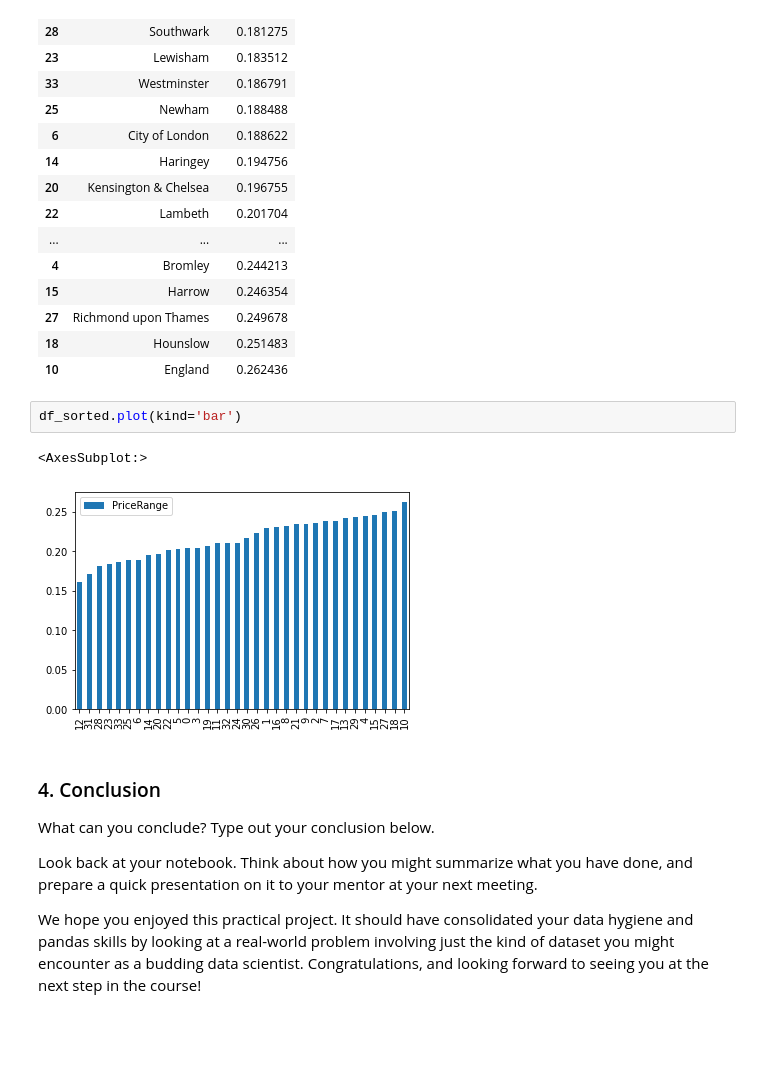
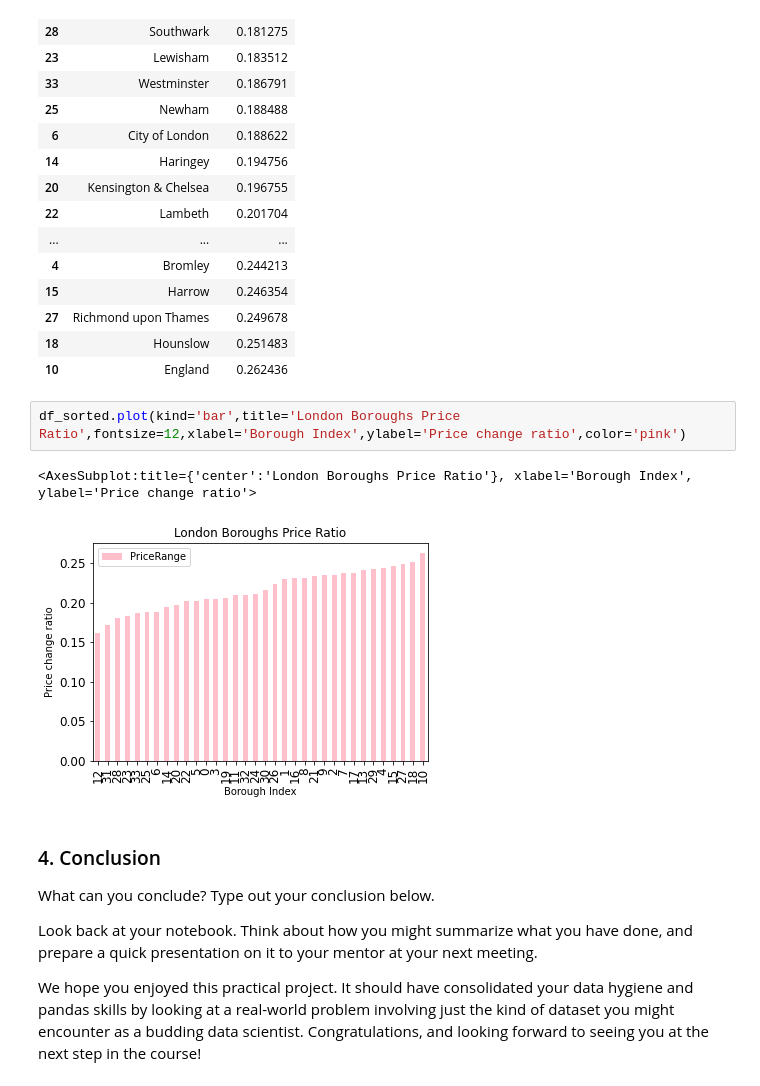
Before and after one commit to vmjanani/LondonHousing, a Jupyter notebook: Unit 4 Challenge - Tier 3_Version3.ipynb, the cells around one changed output. Drawn from its saved outputs; the diff is of its cells as text; blank space fills up the shorter version.

```diff
--- a/Unit 4 Challenge - Tier 3_Version3.ipynb
+++ b/Unit 4 Challenge - Tier 3_Version3.ipynb
@@ -531,11 +531,11 @@ df_sorted
 | 27 | Richmond upon Thames | 0.249678 |
 | 18 | Hounslow | 0.251483 |
 | 10 | England | 0.262436 |
-# %%
-df_sorted.plot(kind='bar')
-# %% [output]
-<AxesSubplot:>
-[figure, removed]
+# %%
+df_sorted.plot(kind='bar',title='London Boroughs Price Ratio',fontsize=12,xlabel='Borough Index',ylabel='Price change ratio',color='pink')
+# %% [output]
+<AxesSubplot:title={'center':'London Boroughs Price Ratio'}, xlabel='Borough Index', ylabel='Price change ratio'>
+[figure, added]
 # %% [markdown]
 ### 4. Conclusion
 What can you conclude? Type out your conclusion below.
```
Also changed, not shown: 1 other file.
